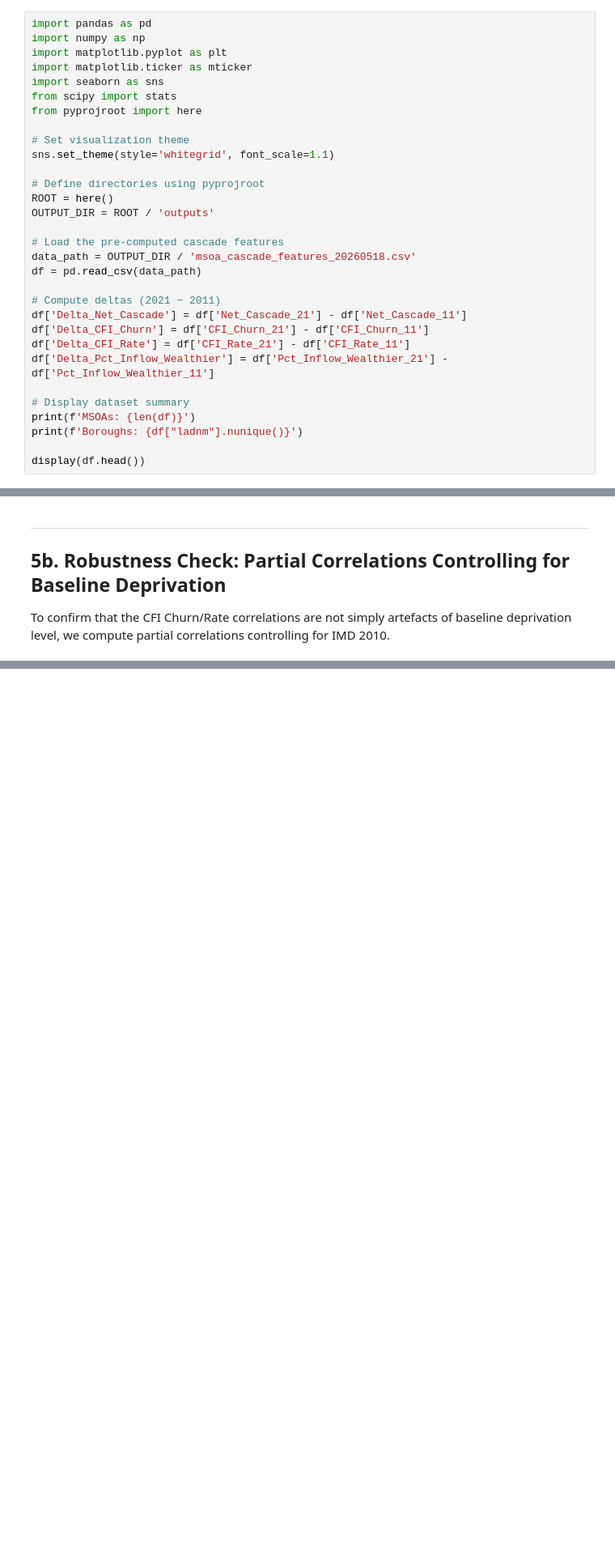
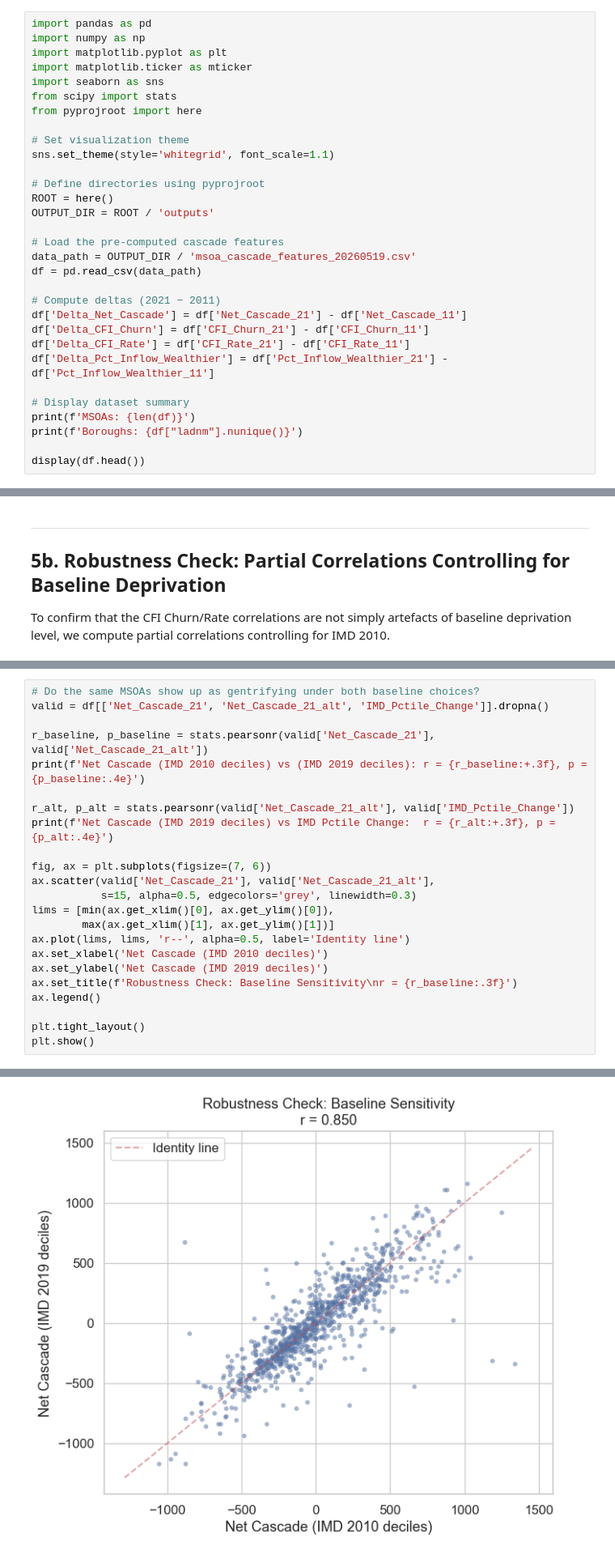
Before and after one commit to yxing82/CASA-Dissertation, a Jupyter notebook: script/eda_cascade_imd_rank_analysis.ipynb, the cells around one changed output, grey strips where cells are left out. Shown at 81% size. Drawn from its saved outputs; the diff is of its cells as text; blank space fills up the shorter version.

Commit message:
Add robustness sensitivity check with 2019 IMD baseline & more literatures

```diff
--- a/script/eda_cascade_imd_rank_analysis.ipynb
+++ b/script/eda_cascade_imd_rank_analysis.ipynb
@@ -36,7 +37,7 @@ ROOT = here()
 OUTPUT_DIR = ROOT / 'outputs'
 
 # Load the pre-computed cascade features
-data_path = OUTPUT_DIR / 'msoa_cascade_features_20260518.csv'
+data_path = OUTPUT_DIR / 'msoa_cascade_features_20260519.csv'
 df = pd.read_csv(data_path)
 
 # Compute deltas (2021 − 2011)
@@ -240,0 +314,24 @@ for col, label in [
+# %%
+# Do the same MSOAs show up as gentrifying under both baseline choices?
+valid = df[['Net_Cascade_21', 'Net_Cascade_21_alt', 'IMD_Pctile_Change']].dropna()
+
+r_baseline, p_baseline = stats.pearsonr(valid['Net_Cascade_21'], valid['Net_Cascade_21_alt'])
+print(f'Net Cascade (IMD 2010 deciles) vs (IMD 2019 deciles): r = {r_baseline:+.3f}, p = {p_baseline:.4e}')
+
+r_alt, p_alt = stats.pearsonr(valid['Net_Cascade_21_alt'], valid['IMD_Pctile_Change'])
+print(f'Net Cascade (IMD 2019 deciles) vs IMD Pctile Change:  r = {r_alt:+.3f}, p = {p_alt:.4e}')
+
+fig, ax = plt.subplots(figsize=(7, 6))
+ax.scatter(valid['Net_Cascade_21'], valid['Net_Cascade_21_alt'],
+           s=15, alpha=0.5, edgecolors='grey', linewidth=0.3)
+lims = [min(ax.get_xlim()[0], ax.get_ylim()[0]),
+        max(ax.get_xlim()[1], ax.get_ylim()[1])]
+ax.plot(lims, lims, 'r--', alpha=0.5, label='Identity line')
+ax.set_xlabel('Net Cascade (IMD 2010 deciles)')
+ax.set_ylabel('Net Cascade (IMD 2019 deciles)')
+ax.set_title(f'Robustness Check: Baseline Sensitivity\nr = {r_baseline:.3f}')
+ax.legend()
+
+plt.tight_layout()
+plt.show()
+# %% [output]
@@ -241,3 +340,4 @@ for col, label in [
+[figure, added]
 # %% [markdown]
 ---
 ## 6. Cascade Metrics by Wealth Decile: 2011 vs 2021
```
Also changed, not shown: parts of 23 cells of this notebook, 9 other files.
